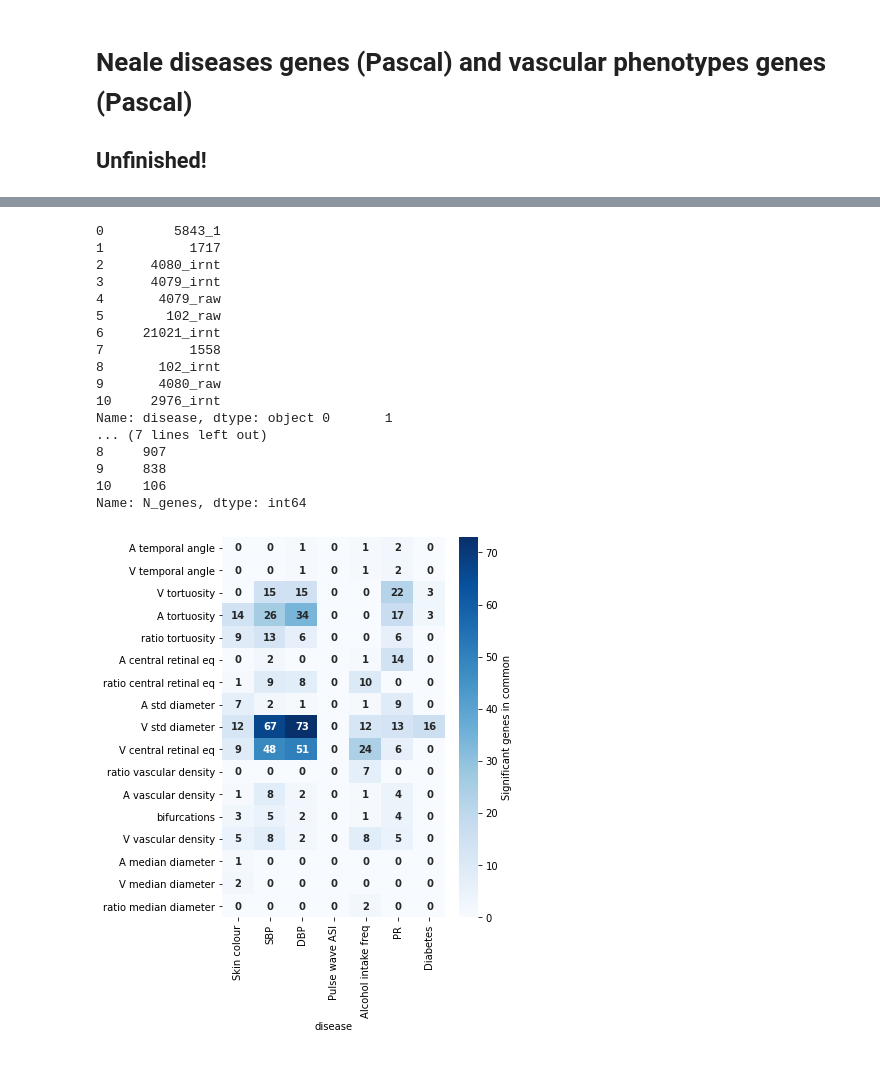
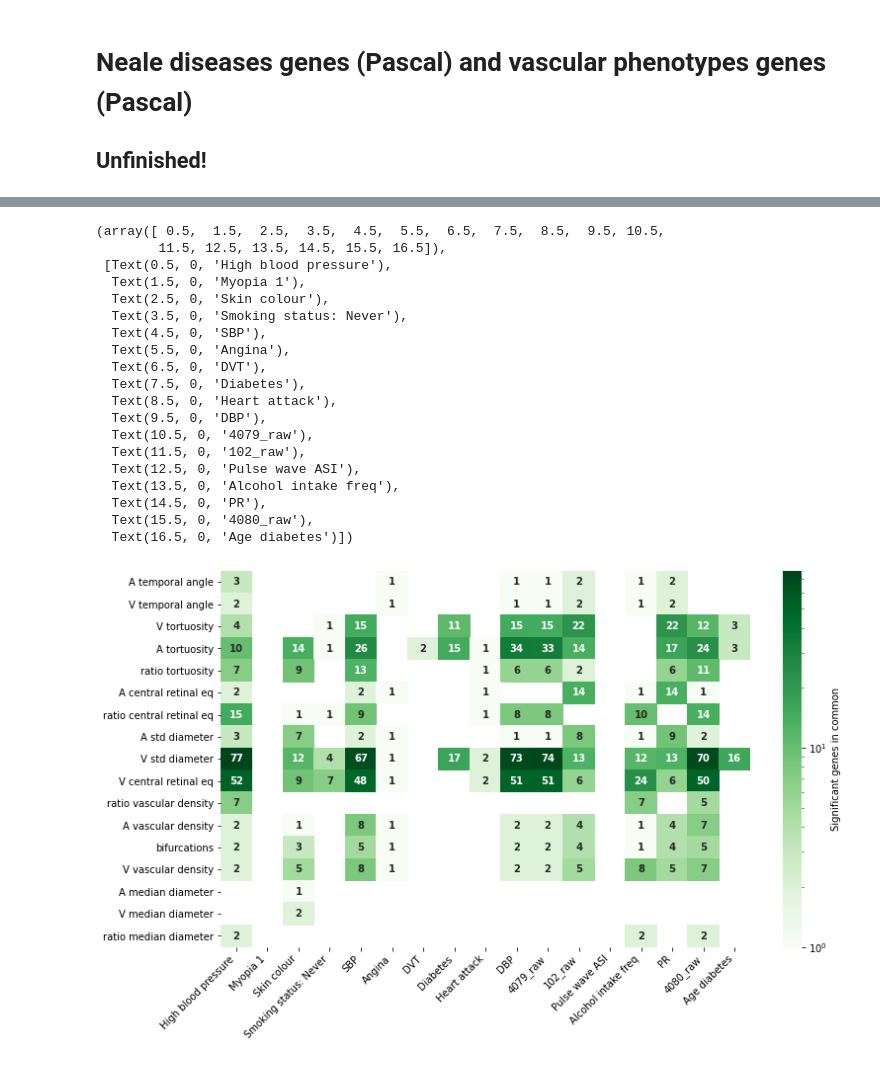
Before and after one commit to BergmannLab/retina-phenotypes, a Jupyter notebook: complementary/GWAS_postprocessing/common_genes_path_snps/DiseasesGenesPascal_phenotypes.ipynb, the cells around one changed output, grey strips where cells are left out. Saved outputs shown, nothing was run; the diff lists cells and outputs as text; code cells hidden in the pictures.

```diff
--- a/complementary/GWAS_postprocessing/common_genes_path_snps/DiseasesGenesPascal_phenotypes.ipynb
+++ b/complementary/GWAS_postprocessing/common_genes_path_snps/DiseasesGenesPascal_phenotypes.ipynb
@@ -125,7 +153,10 @@ only_rs_notna_mod_variants_2976_irnt.gwas.imputed_v3.both_sexes.tsv__gene_scores
 # %%
 df_aux=pd.DataFrame([])
 l_diseases_intersection= []
+df_file_form=pd.DataFrame(columns=all_files, index = list(df_genes_neale['name_pheno']))
+j=-1
 for file in all_files:
+    j=j+1
     # Read csvs
     df = pd.read_csv(directory_genes+file+'__gene_scores', delimiter='\t', names =['gen', 'p']) #, index_col=None, header=0)
     df['file_col']=file
@@ -145,6 +176,7 @@ for file in all_files:
             #print(len(set_pheno), len(set_neale),len(set_pheno & set_neale))
             #print('Num of genes in pheno, neale, intersection: ',len(set_pheno), len(set_neale),len(set_pheno & set_neale))
             #print('Name of the genes intersection: ', set_pheno & set_neale, '\n')
+            df_file_form.iloc[i][j]=len(set_pheno & set_neale) ## RELEVANT ONE
 
             data_intersection={
             'name_pheno': file,
@@ -156,7 +188,7 @@ for file in all_files:
             l_diseases_intersection.append(data_intersection)
         else:
             continue
-        #df_data_intersection=pd.DataFrame(l_diseases_intersection)
+        #df_data_intersection=pd.DataFrame(data_intersection)
 
     print('\n')
 #print(l_diseases_intersection)
@@ -215,20 +213,0 @@ Index(['disease', 'N_genes', 'mean_angle_taa', 'mean_angle_tva', 'tau1_vein',
-# %%
-print(df_file_proper_format['disease'], df_file_proper_format['N_genes'])
-# %% [output]
-0         5843_1
-1           1717
-2      4080_irnt
-3      4079_irnt
-4       4079_raw
-5        102_raw
-6     21021_irnt
-7           1558
-8       102_irnt
-9       4080_raw
-10     2976_irnt
-Name: disease, dtype: object 0       1
-... (7 lines left out)
-8     907
-9     838
-10    106
-Name: N_genes, dtype: int64
@@ -246,7 +214,15 @@ df_file_proper_format_plots=df_file_proper_format_plots[diseases_name]
 # %%
+
+df_file_form_2 = df_file_form.dropna()
+
+df_file_form_2 = df_file_form_2.T
+#df_file_proper_format.dtypes
+df_file_form_2= df_file_form_2.astype(np.int64)
+
 def rename_col_index(df, l_diseases_old, l_diseases_new, l_phenos_old, l_phenos_new):
     df.rename(index=dict(zip(l_phenos_old, l_phenos_new)), inplace=True)
     df.rename(columns=dict(zip(l_diseases_old, l_diseases_new)), inplace=True)
     return df
 
-df_file_proper_format_plots= rename_col_index(df_file_proper_format_plots, diseases_name, diseases_name_new, all_files, all_files_new)
+df_file_form_2= rename_col_index(df_file_form_2, diseases_traits.keys(), diseases_traits.values(), all_files, all_files_new)
+#df_file_form_2[[list(diseases_traits.values())]]
@@ -253,15 +232,38 @@ df_file_proper_format_plots= rename_col_index(df_file_proper_format_plots, disea
 # %%
 plt.rcParams['font.size'] = '10'
-figsize_val_2=(5, 7)
+#figsize_val_2=(5, 7)
+figsize_val_2=(12, 7)
+df_file_proper_format_plots = df_file_form_2 #[list(diseases_traits.values())]
 fig, ax = plt.subplots(figsize=figsize_val_2)
 
 fig1 = sns.heatmap(df_file_proper_format_plots, annot=True, fmt=".0f", cbar=True,
              annot_kws={'weight': 'bold'},
             vmin=-abs(df_file_proper_format_plots).min().max(),
             vmax=abs(df_file_proper_format_plots).max().max(),
-            cmap='Blues',alpha=1.0, cbar_kws={'label': 'Significant genes in common'})
+            cmap='Greens',alpha=1.0, cbar_kws={'label': 'Significant genes in common'},
+            norm=LogNorm())
+plt.xticks(rotation=45, ha='right')
 # %% [output]
+(array([ 0.5,  1.5,  2.5,  3.5,  4.5,  5.5,  6.5,  7.5,  8.5,  9.5, 10.5,
+        11.5, 12.5, 13.5, 14.5, 15.5, 16.5]),
+ [Text(0.5, 0, 'High blood pressure'),
+  Text(1.5, 0, 'Myopia 1'),
+  Text(2.5, 0, 'Skin colour'),
+  Text(3.5, 0, 'Smoking status: Never'),
+  Text(4.5, 0, 'SBP'),
+  Text(5.5, 0, 'Angina'),
+  Text(6.5, 0, 'DVT'),
+  Text(7.5, 0, 'Diabetes'),
+  Text(8.5, 0, 'Heart attack'),
+  Text(9.5, 0, 'DBP'),
+  Text(10.5, 0, '4079_raw'),
+  Text(11.5, 0, '102_raw'),
+  Text(12.5, 0, 'Pulse wave ASI'),
+  Text(13.5, 0, 'Alcohol intake freq'),
+  Text(14.5, 0, 'PR'),
+  Text(15.5, 0, '4080_raw'),
+  Text(16.5, 0, 'Age diabetes')])
-[figure, old version]
+[figure, new version]
 # %%
 #df_genes_neale_intersection['len(set_pheno_set_neale)']
 # plot a bar chart
```
Also changed, not shown: parts of 12 cells of this notebook, 5 other files.
